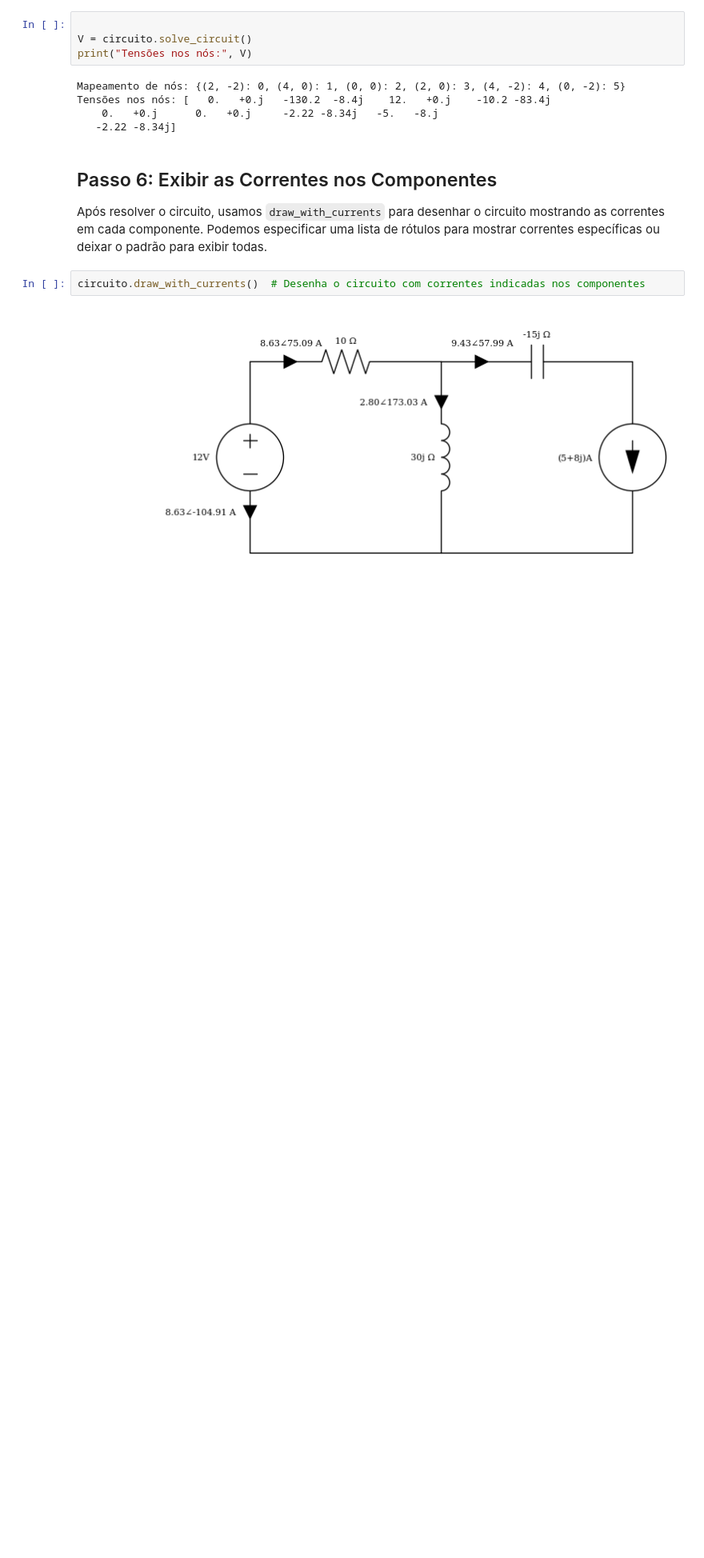
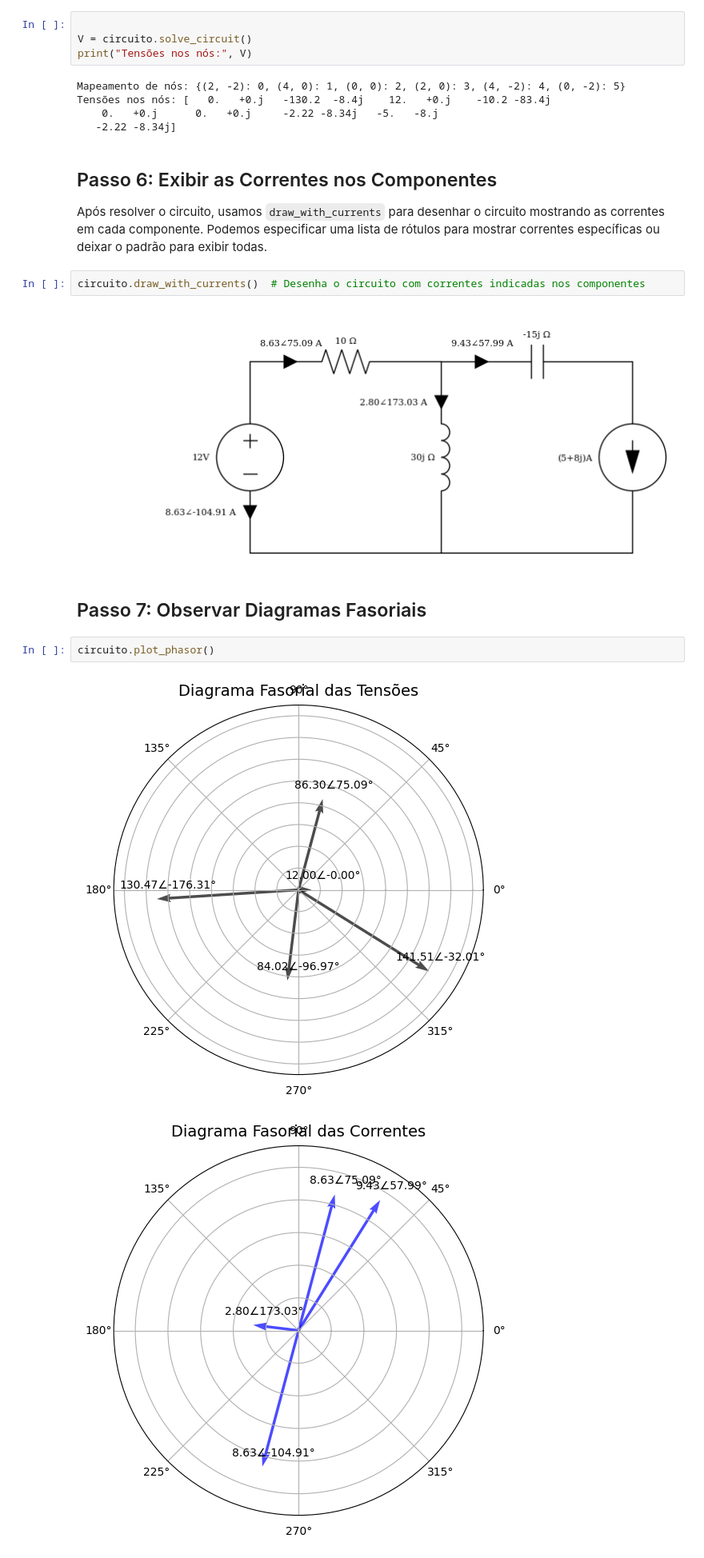
Before and after one commit to ygordealmeida/PhaCircuits, a Jupyter notebook: Exemplos/Guia_de_Uso.ipynb, the cells around one changed output. Shown at 80% size. Saved outputs shown, nothing was run; the diff lists cells and outputs as text; blank space fills up the shorter version.

Commit message:
Add example of plots

```diff
--- a/Exemplos/Guia_de_Uso.ipynb
+++ b/Exemplos/Guia_de_Uso.ipynb
@@ -106,3 +106,10 @@ Após resolver o circuito, usamos `draw_with_currents` para desenhar o circuito
 circuito.draw_with_currents()  # Desenha o circuito com correntes indicadas nos componentes
 # %% [output]
 [figure]
+# %% [markdown]
+## Passo 7: Observar Diagramas Fasoriais
+# %%
+circuito.plot_phasor()
+# %% [output]
+[figure, added]
+[figure, added]
```
Also changed, not shown: parts of 2 cells of this notebook.
